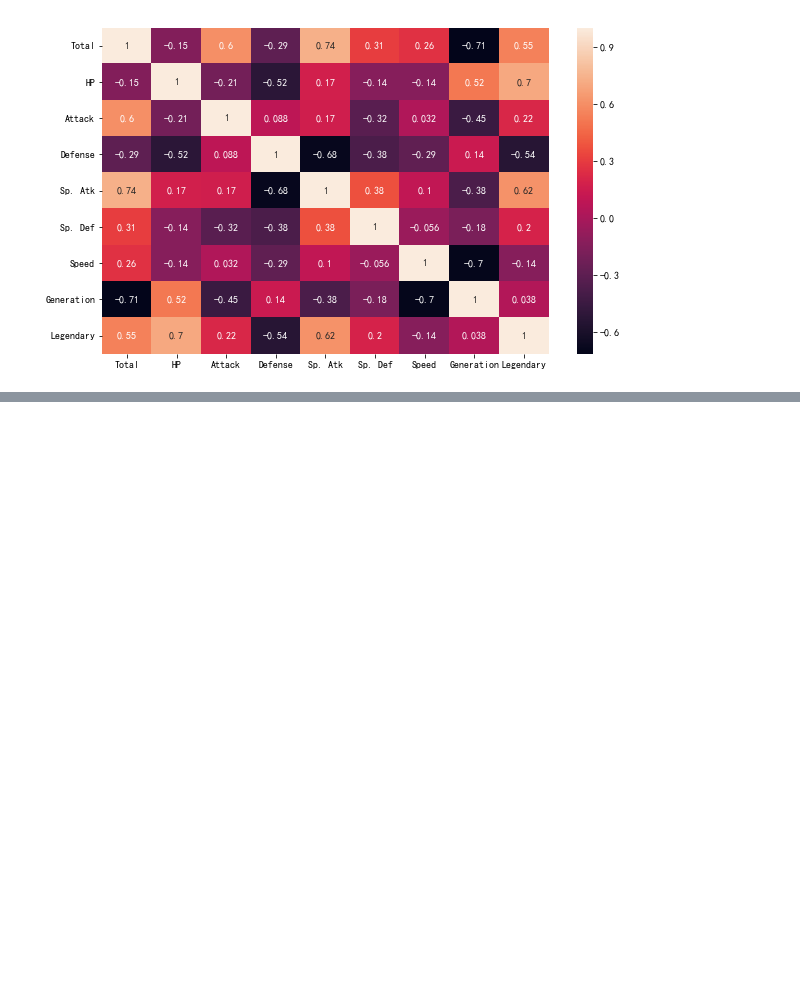
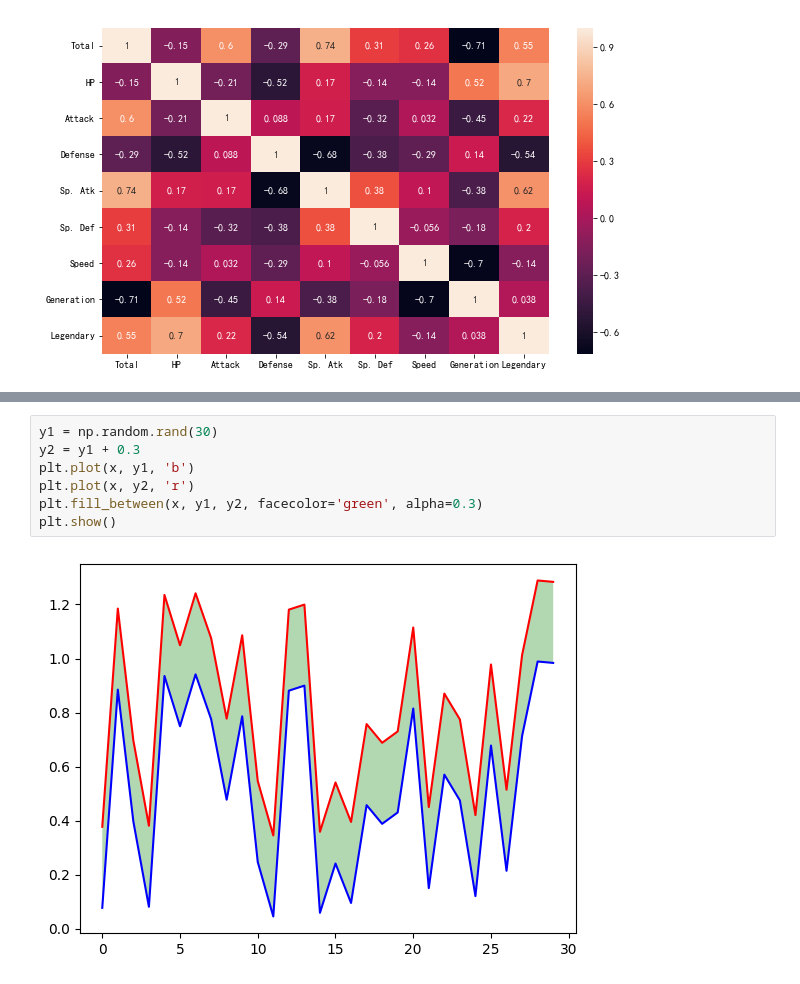
Before and after one commit to molimi/learing-note, a Jupyter notebook: 2022/DataAnalysis/04-matplotlib.ipynb, the cells around one changed output, grey strips where cells are left out. Drawn from its saved outputs; the diff is of its cells as text; blank space fills up the shorter version.

```diff
--- a/2022/DataAnalysis/04-matplotlib.ipynb
+++ b/2022/DataAnalysis/04-matplotlib.ipynb
@@ -556,0 +580,9 @@ plt.show()
+# %%
+y1 = np.random.rand(30)
+y2 = y1 + 0.3
+plt.plot(x, y1, 'b')
+plt.plot(x, y2, 'r')
+plt.fill_between(x, y1, y2, facecolor='green', alpha=0.3)
+plt.show()
+# %% [output]
+[figure, added]
```
Also changed, not shown: parts of 4 cells of this notebook, 13 other files.
